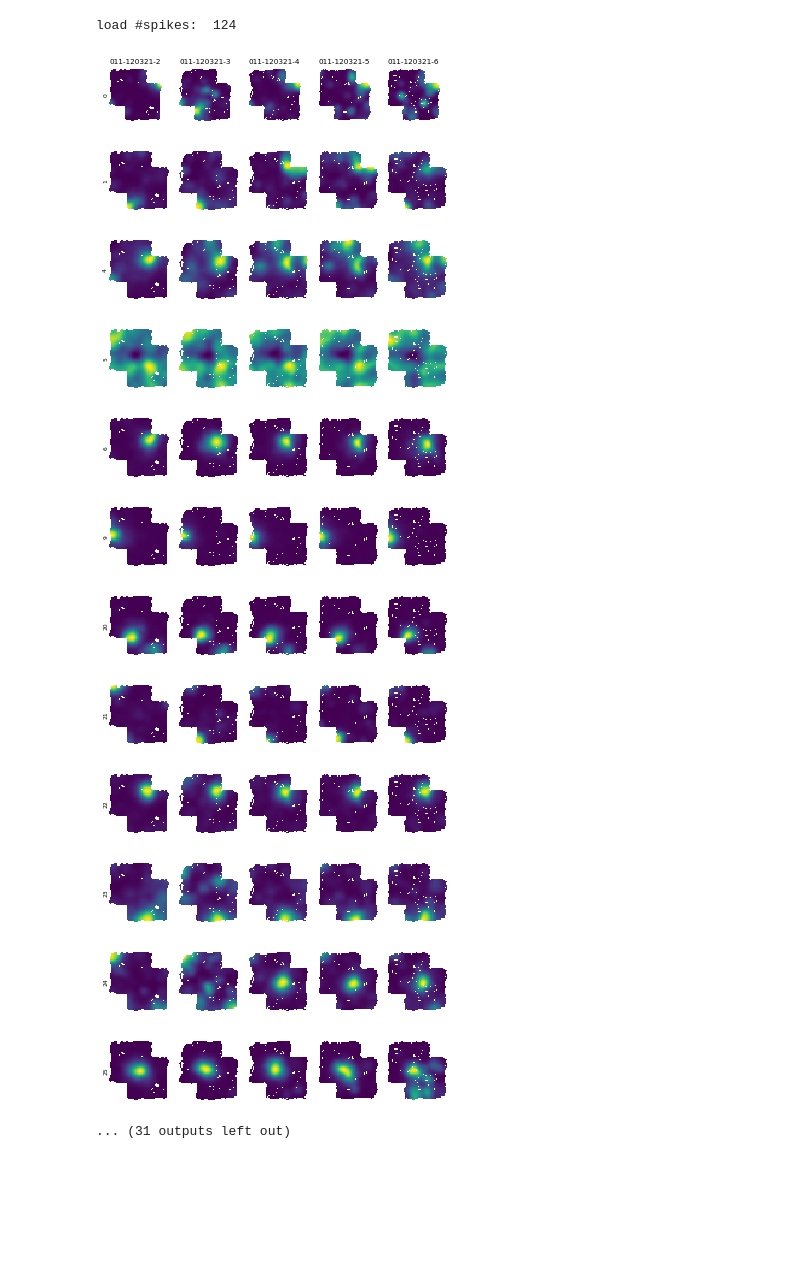
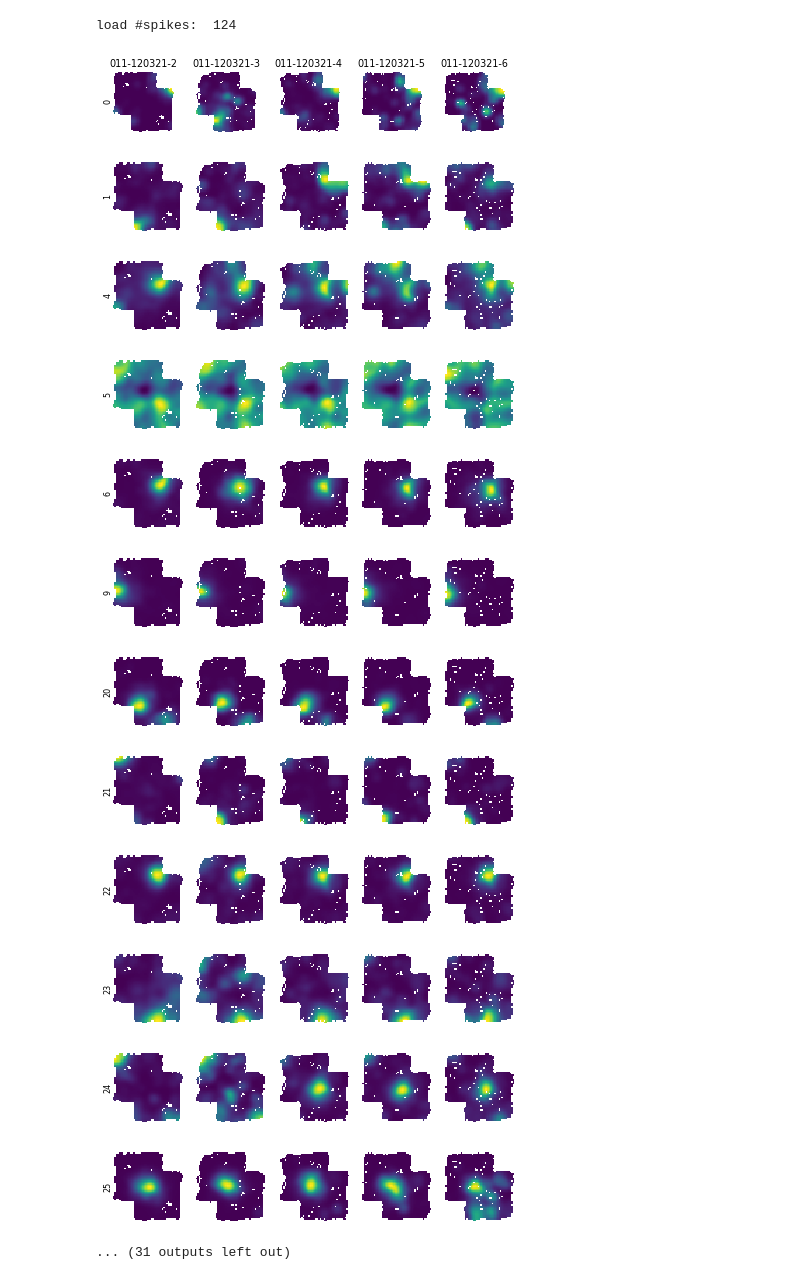
Before and after one commit to CINPLA/cinpla-base, a Jupyter notebook: notebooks/show-me-ratemaps.ipynb, the cells around one changed output. Drawn from its saved outputs; the diff is of its cells as text; code cells hidden in the pictures; blank space fills up the shorter version.

Commit message:
positions ratemaps under correct action-column

```diff
--- a/notebooks/show-me-ratemaps.ipynb
+++ b/notebooks/show-me-ratemaps.ipynb
@@ -83,36 +83,43 @@ for sptr in spikes:
         unique_unsorted_unit_idnums.append(sptr.annotations["unit_idnum"])
 # %%
 # sort on unit id
-figscale = 1
+figscale = 1.2
 
 add_title = True
 for unit_idnum in unique_unsorted_unit_idnums:
     unit_spikes = [spike_train for spike_train in spikes if spike_train.annotations["unit_idnum"] == unit_idnum]
-    fig,axs = plt.subplots(ncols=len(unit_spikes),figsize=(len(unit_spikes)*figscale, 1*figscale))
-    axs = np.array([axs]) if type(axs) != np.ndarray else axs
-    for ax, spike_train in zip(axs, unit_spikes):
-        x,y,t,_ = tracking[spike_train.annotations["action_id"]].T
+    fig,axs = plt.subplots(ncols=len(include_actions),figsize=(len(include_actions)*figscale, figscale))
+    j=0
+    for i in range(len(include_actions)):
+        ax = axs[i]
+        axis_off_labels_on(ax)
+        if j == len(unit_spikes):
+            continue
+        spike_train = unit_spikes[j]
+        action_id = spike_train.annotations["action_id"]
+        if action_id != include_actions[i]:
+            continue
+        x,y,t,_ = tracking[action_id].T
         ratemap = spatial_map.rate_map(x, y, t, spike_train)
         ax.imshow(ratemap.T,origin='lower')
-        axis_off_labels_on(ax)
-
+        j+=1
         # add action_id title to first few plots
         if add_title:
             ax.set_title(spike_train.annotations["action_id"])
     add_title = False
 
     axs[0].set_ylabel(spike_train.annotations["unit_idnum"])
 # %% [output]
-[figure, old version]
+[figure, new version]
-[figure, old version]
+[figure, new version]
-[figure, old version]
+[figure, new version]
-[figure, old version]
+[figure, new version]
-[figure, old version]
+[figure, new version]
-[figure, old version]
+[figure, new version]
-[figure, old version]
+[figure, new version]
-[figure, old version]
+[figure, new version]
-[figure, old version]
+[figure, new version]
-[figure, old version]
+[figure, new version]
-[figure, old version]
+[figure, new version]
-[figure, old version]
+[figure, new version]
 ... (31 outputs left out)
```
